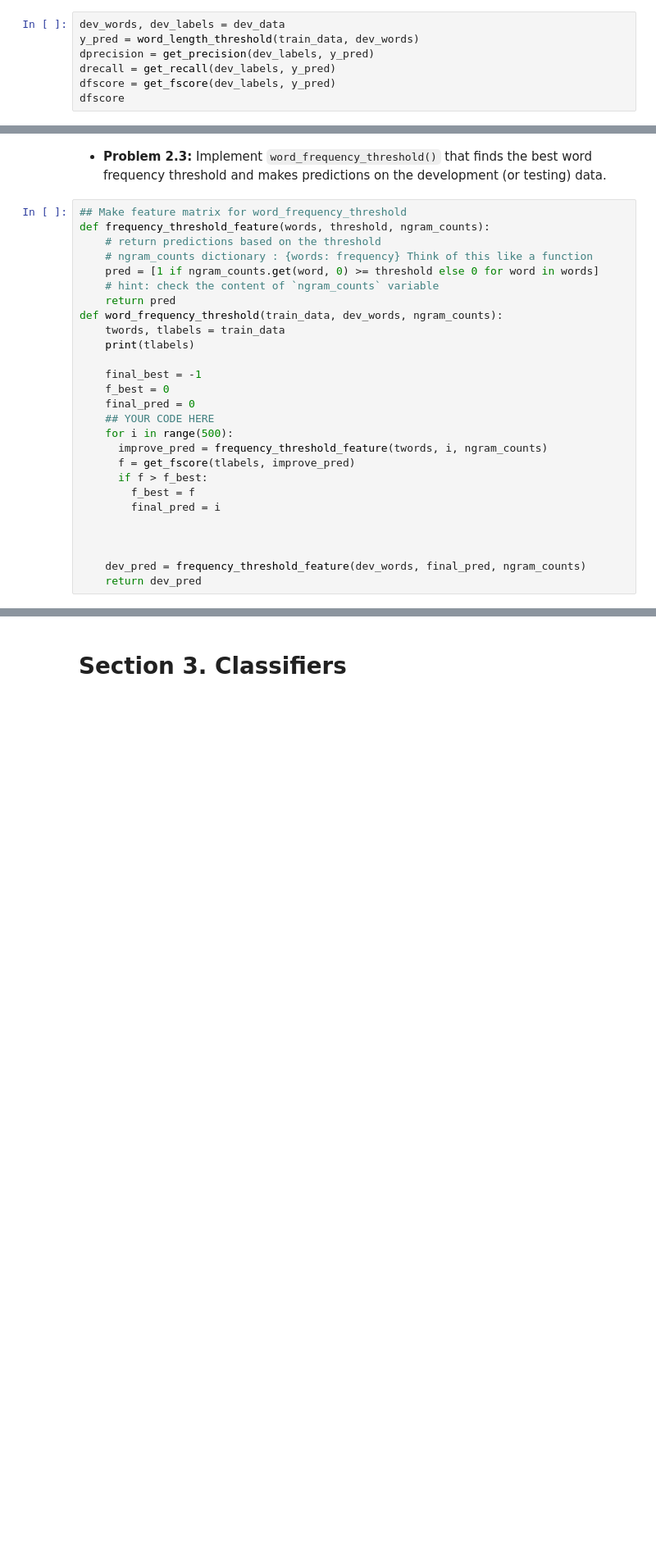
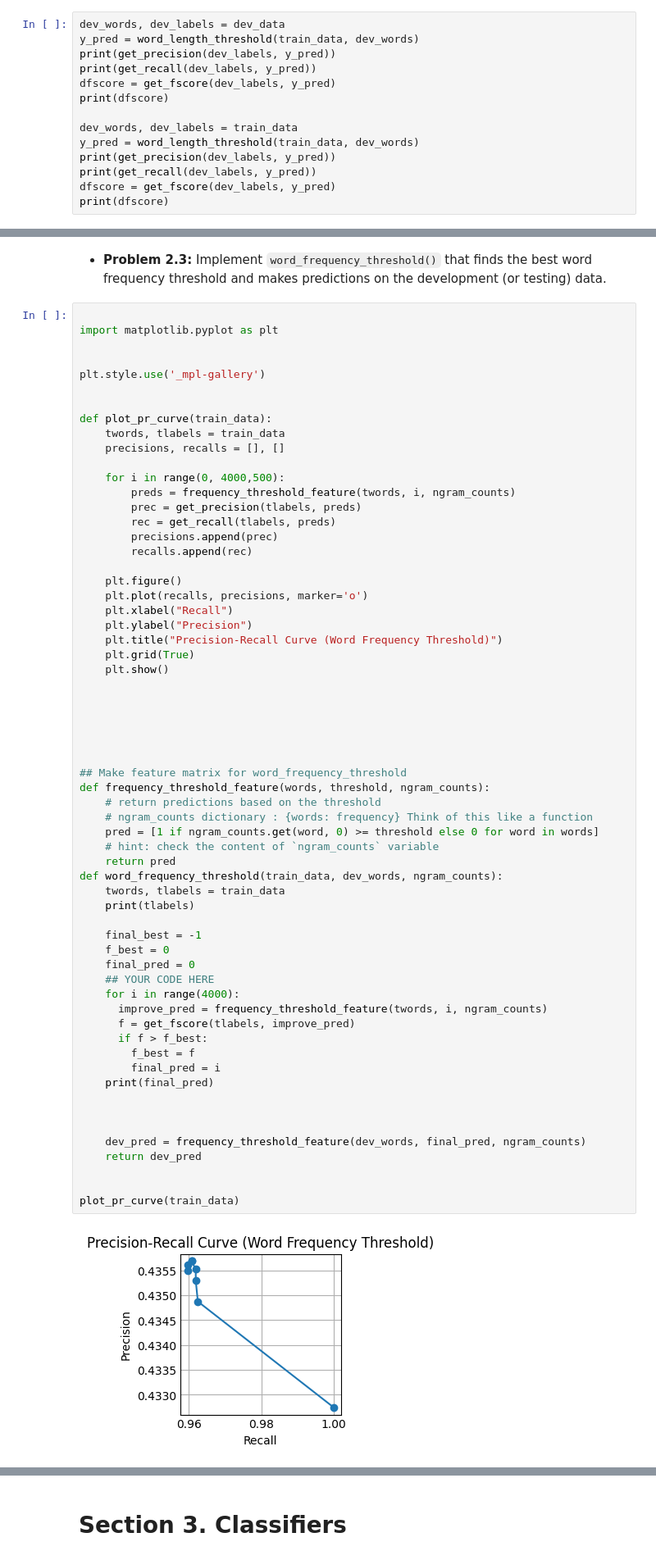
Before and after one commit to jdelemos/CIS5300, a Jupyter notebook: Homework 2 - Text Classification/homework2.ipynb, the cells around one changed output, grey strips where cells are left out. Shown at 82% size. Saved outputs shown, nothing was run; the diff lists cells and outputs as text; blank space fills up the shorter version.

```diff
--- a/Homework 2 - Text Classification/homework2.ipynb
+++ b/Homework 2 - Text Classification/homework2.ipynb
@@ -317,8 +367,15 @@ def word_length_threshold(train_data, dev_words):
 # %%
 dev_words, dev_labels = dev_data
 y_pred = word_length_threshold(train_data, dev_words)
-dprecision = get_precision(dev_labels, y_pred)
-drecall = get_recall(dev_labels, y_pred)
+print(get_precision(dev_labels, y_pred))
+print(get_recall(dev_labels, y_pred))
 dfscore = get_fscore(dev_labels, y_pred)
-dfscore
+print(dfscore)
+
+dev_words, dev_labels = train_data
+y_pred = word_length_threshold(train_data, dev_words)
+print(get_precision(dev_labels, y_pred))
+print(get_recall(dev_labels, y_pred))
+dfscore = get_fscore(dev_labels, y_pred)
+print(dfscore)
 # %% [output]
@@ -344,32 +410,69 @@ Please again report the precision, recall, and f-score on the training and devel
 # %% [markdown]
 - **Problem 2.3:** Implement `word_frequency_threshold()` that finds the best word frequency threshold and makes predictions on the development (or testing) data.
 # %%
+
+import matplotlib.pyplot as plt
+
+
+plt.style.use('_mpl-gallery')
+
+
+def plot_pr_curve(train_data):
+    twords, tlabels = train_data
+    precisions, recalls = [], []
+
+    for i in range(0, 4000,500):
+        preds = frequency_threshold_feature(twords, i, ngram_counts)
+        prec = get_precision(tlabels, preds)
+        rec = get_recall(tlabels, preds)
+        precisions.append(prec)
+        recalls.append(rec)
+
+    plt.figure()
+    plt.plot(recalls, precisions, marker='o')
+    plt.xlabel("Recall")
+    plt.ylabel("Precision")
+    plt.title("Precision-Recall Curve (Word Frequency Threshold)")
+    plt.grid(True)
+    plt.show()
+
+
+
+
+
+
 ## Make feature matrix for word_frequency_threshold
 def frequency_threshold_feature(words, threshold, ngram_counts):
     # return predictions based on the threshold
     # ngram_counts dictionary : {words: frequency} Think of this like a function
     pred = [1 if ngram_counts.get(word, 0) >= threshold else 0 for word in words]
     # hint: check the content of `ngram_counts` variable
     return pred
 def word_frequency_threshold(train_data, dev_words, ngram_counts):
     twords, tlabels = train_data
     print(tlabels)
 
     final_best = -1
     f_best = 0
     final_pred = 0
     ## YOUR CODE HERE
-    for i in range(500):
+    for i in range(4000):
       improve_pred = frequency_threshold_feature(twords, i, ngram_counts)
       f = get_fscore(tlabels, improve_pred)
       if f > f_best:
         f_best = f
         final_pred = i
+    print(final_pred)
 
 
 
     dev_pred = frequency_threshold_feature(dev_words, final_pred, ngram_counts)
     return dev_pred
+
+
+plot_pr_curve(train_data)
+# %% [output]
+[figure, added]
 # %% [markdown]
 - **Answer 2.3:** Please report the precision, recall, and f-score on both the training data and the development data.
     - Training **[writeup.pdf]**
```
Also changed, not shown: parts of 23 cells of this notebook, 50 other files.
